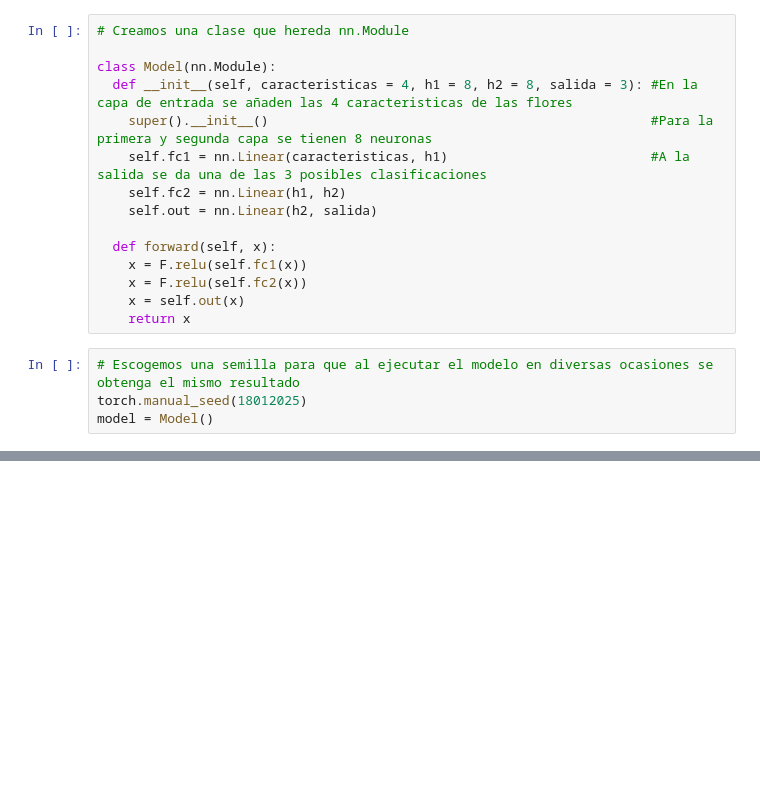
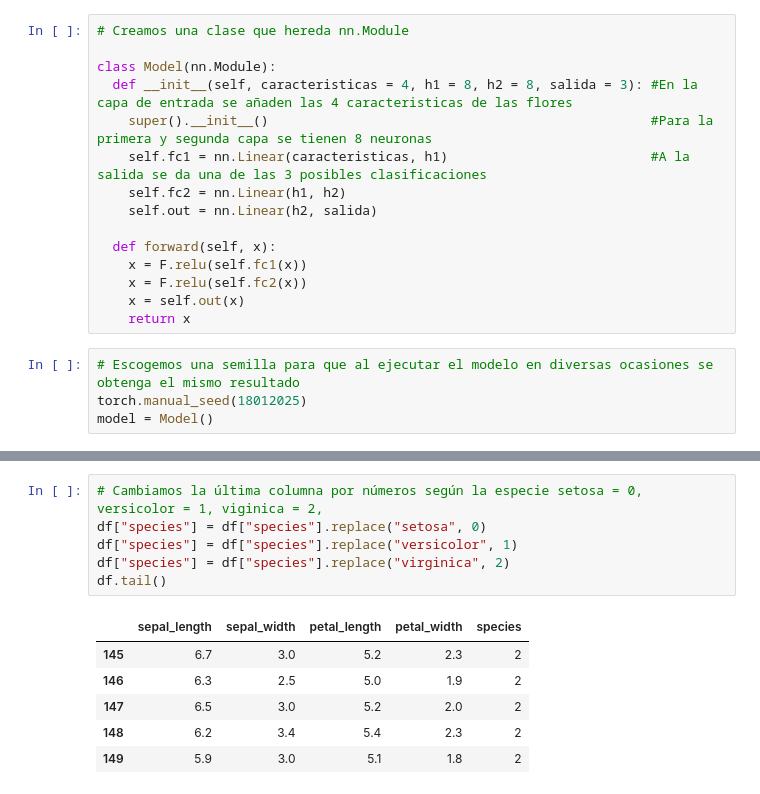
Before and after one commit to MVFran/CNN_GeoMorph, a Jupyter notebook: RedNeuronalSimple.ipynb, the cells around one changed output, grey strips where cells are left out. Drawn from its saved outputs; the diff is of its cells as text; blank space fills up the shorter version.

```diff
--- a/RedNeuronalSimple.ipynb
+++ b/RedNeuronalSimple.ipynb
@@ -25,0 +41,13 @@ model = Model()
+# %%
+# Cambiamos la última columna por números según la especie setosa = 0, versicolor = 1, viginica = 2,
+df["species"] = df["species"].replace("setosa", 0)
+df["species"] = df["species"].replace("versicolor", 1)
+df["species"] = df["species"].replace("virginica", 2)
+df.tail()
+# %% [output]
+|  | sepal_length | sepal_width | petal_length | petal_width | species |
+| 145 | 6.7 | 3.0 | 5.2 | 2.3 | 2 |
+| 146 | 6.3 | 2.5 | 5.0 | 1.9 | 2 |
+| 147 | 6.5 | 3.0 | 5.2 | 2.0 | 2 |
+| 148 | 6.2 | 3.4 | 5.4 | 2.3 | 2 |
+| 149 | 5.9 | 3.0 | 5.1 | 1.8 | 2 |
```
Also changed, not shown: parts of 11 cells of this notebook.
